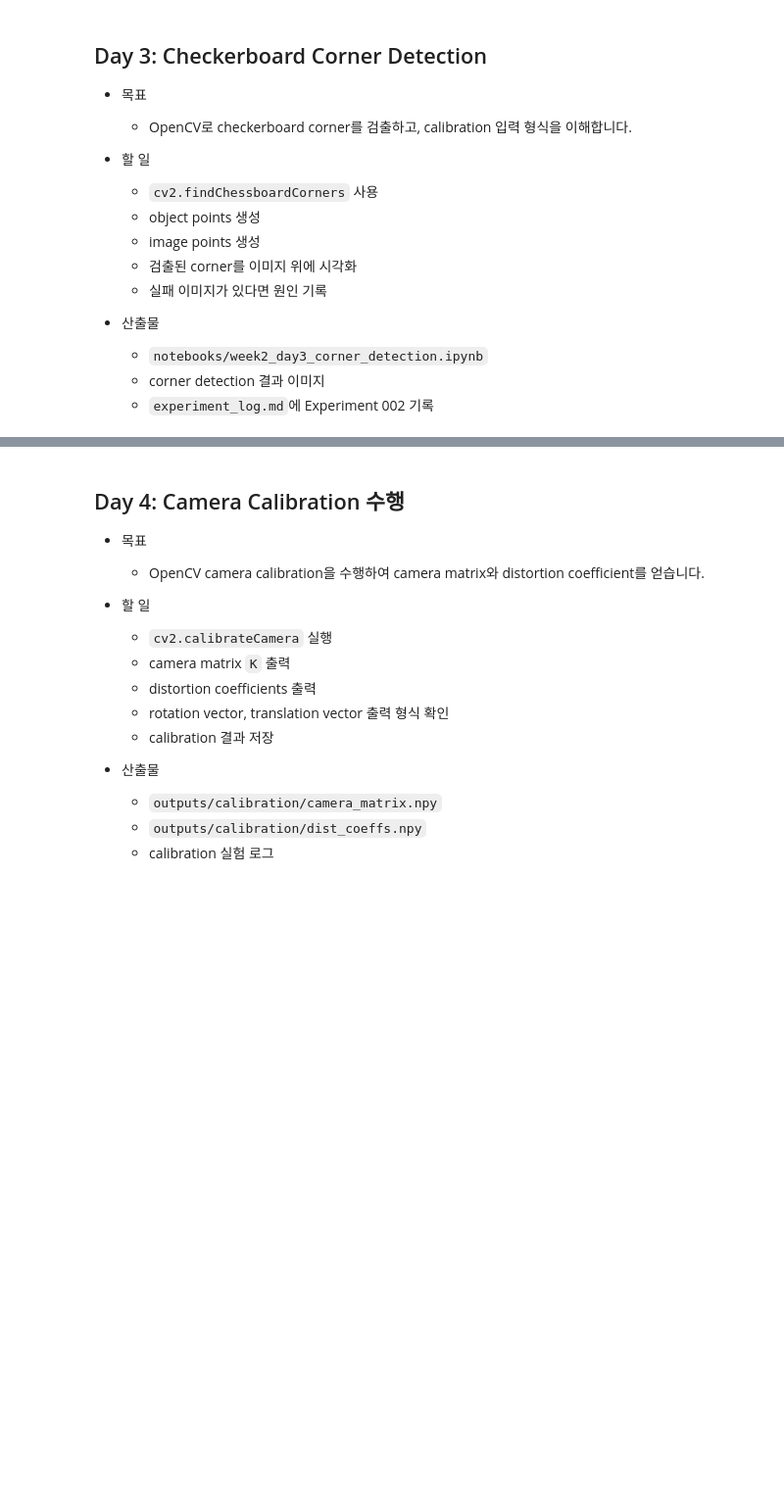
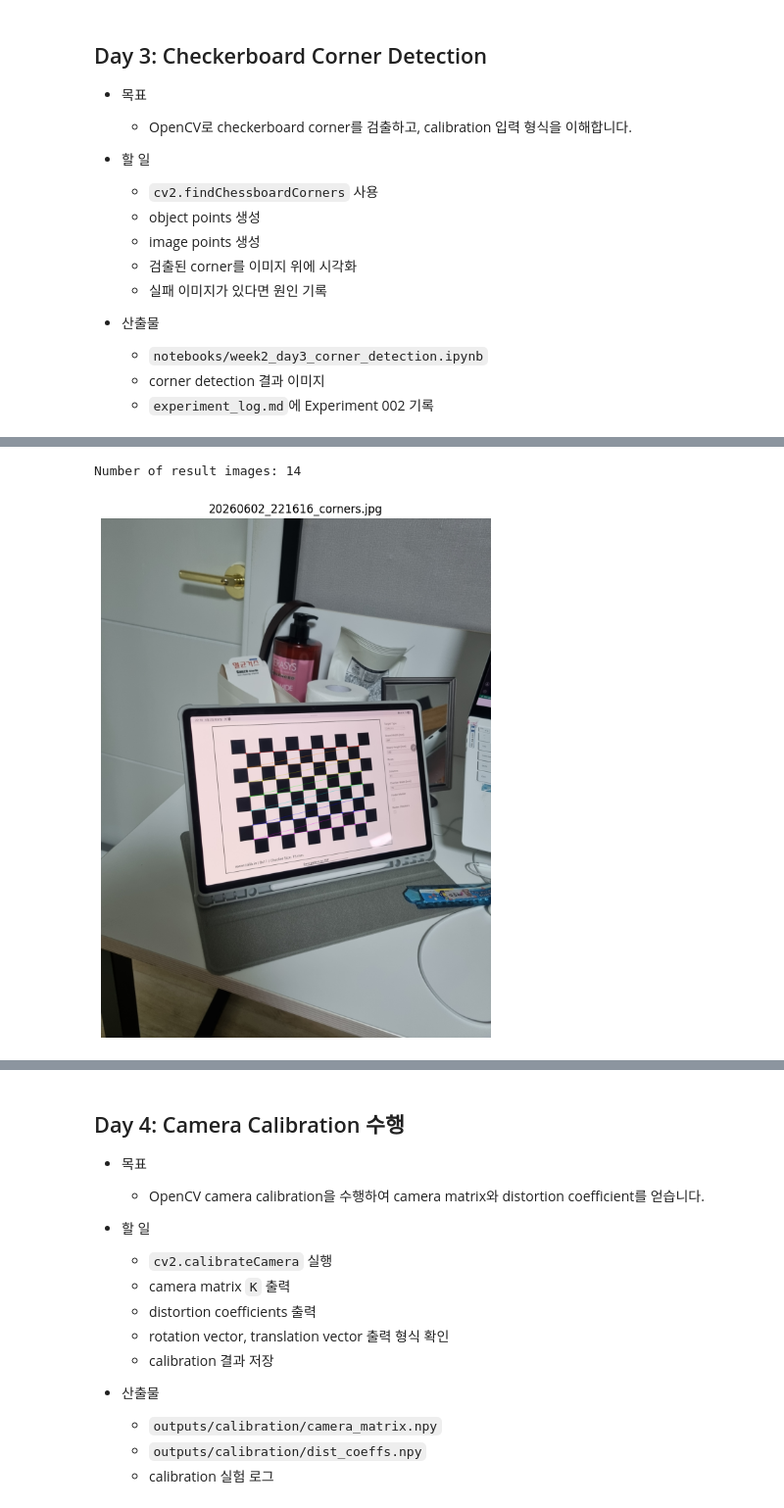
Before and after one commit to ooowedyn/6d-pose-estimation-sprint, a Jupyter notebook: notebooks/week02_camera_calibration.ipynb, the cells around one changed output, grey strips where cells are left out. Shown at 98% size. Saved outputs shown, nothing was run; the diff lists cells and outputs as text; code cells hidden in the pictures; blank space fills up the shorter version.

Commit message:
done week2 day3

```diff
--- a/notebooks/week02_camera_calibration.ipynb
+++ b/notebooks/week02_camera_calibration.ipynb
@@ -856,0 +956,19 @@ else:
+# %%
+# 1. 기본 설정
+from pathlib import Path
+import cv2
+import numpy as np
+import matplotlib.pyplot as plt
+
+# Calibration setting
+pattern_size = (10, 7)   # inner corners: columns, rows
+square_size = 15.0       # mm
+
+image_dir = Path("/mnt/d/6d-pose-estimation-sprint/data/calibration/images")
+result_dir = Path("/mnt/d/6d-pose-estimation-sprint/outputs/week2/corner_detection")
+result_dir.mkdir(parents=True, exist_ok=True)
+
+print("pattern_size:", pattern_size)
+print("square_size:", square_size, "mm")
+print("image_dir:", image_dir)
+print("result_dir:", result_dir)
@@ -856,0 +1231,19 @@ else:
+# %%
+result_paths = sorted(result_dir.glob("*_corners.jpg"))
+
+print("Number of result images:", len(result_paths))
+
+if len(result_paths) > 0:
+    result_img = cv2.imread(str(result_paths[0]))
+    result_img_rgb = cv2.cvtColor(result_img, cv2.COLOR_BGR2RGB)
+
+    plt.figure(figsize=(8, 10))
+    plt.imshow(result_img_rgb)
+    plt.title(result_paths[0].name)
+    plt.axis("off")
+    plt.show()
+else:
+    print("No result images found.")
+# %% [output]
+Number of result images: 14
+[figure, added]
```
Also changed, not shown: parts of 11 cells of this notebook, 32 other files.
